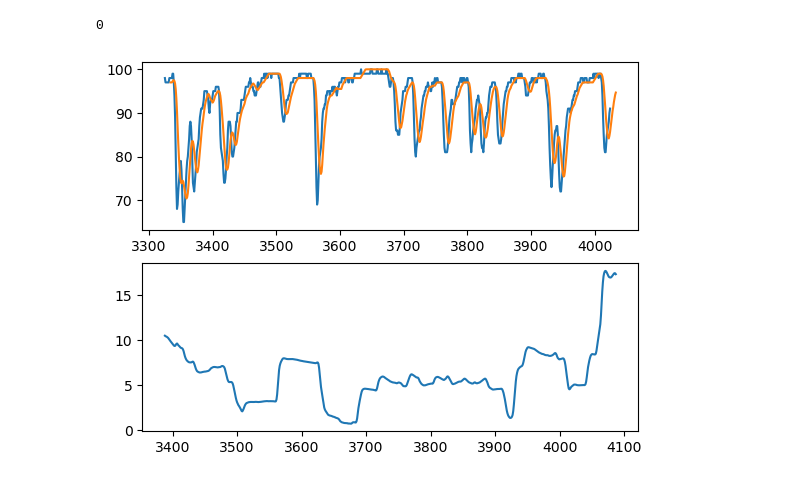
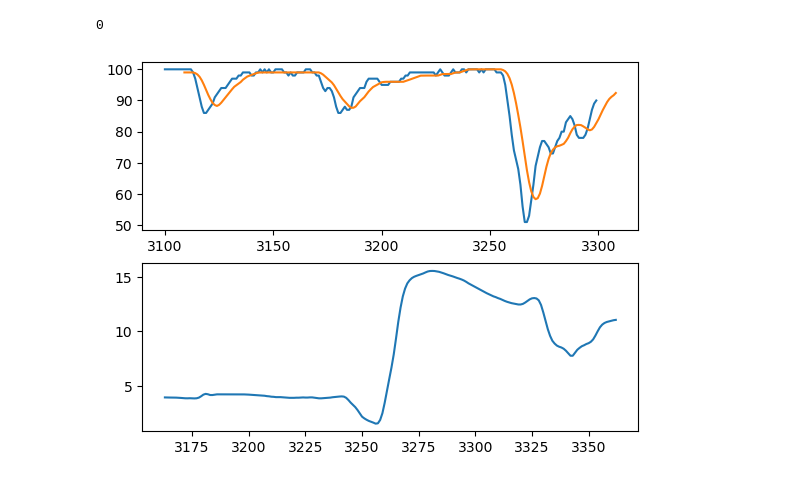
Before and after one commit to STFC-ICD-Research-and-Design/supermusr-data-pipeline, a Jupyter notebook: trace-to-dsp-events/jupyter.ipynb, the cells around one changed output. Cells and saved outputs as stored; diff of their text form; code cells hidden in the pictures.

```diff
--- a/trace-to-dsp-events/jupyter.ipynb
+++ b/trace-to-dsp-events/jupyter.ipynb
@@ -3,38 +1,39 @@ import matplotlib.pyplot as plt
 # %%
+import matplotlib.pyplot as plt
 
 # f = open('data/retrace.csv')
 # tokens = [e.split(",") for e in f.readlines()]
 # x = [int(e[0]) for e in tokens]
 # y = [int(e[1]) for e in tokens]
 # handle = plt.plot(x,y)
 
-delta = 225
-I = (3100 + delta,3800 + delta)
+delta = 0
+I = (3100 + delta,3300 + delta)
 
 def get_trace_file(filename, I):
     f = open(filename, 'r')
     tokens = [e.split(",") for e in f.readlines()]
     x = [float(e[0]) for e in tokens][I[0]:I[1]]
     y = [float(e[1]) for e in tokens][I[0]:I[1]]
     return (x,y)
 
 
 (x1,y1) = get_trace_file('data/trace.csv',I)
 plt.subplot(2,1,1)
 plt.plot(x1,y1)
 
 (x2,y2) = get_trace_file('data/trace1.csv',I)
 plt.subplot(2,1,1)
 plt.plot(x2,y2)
 
 (x3,y3) = get_trace_file('data/trace2.csv',I)
 plt.subplot(2,1,2)
 plt.plot(x3,[e**.5 for e in y3])
 
 print(len([i for i,e in enumerate(y3) if e == 0]))
 # %% [output]
 0
-[figure, old version]
+[figure, new version]
 # %%
 f = open('trace2.csv')
 vals = [int(e) for e in f.readline().split(',')[:-1]]
```
Also changed, not shown: parts of 1 cell of this notebook, 12 other files.
